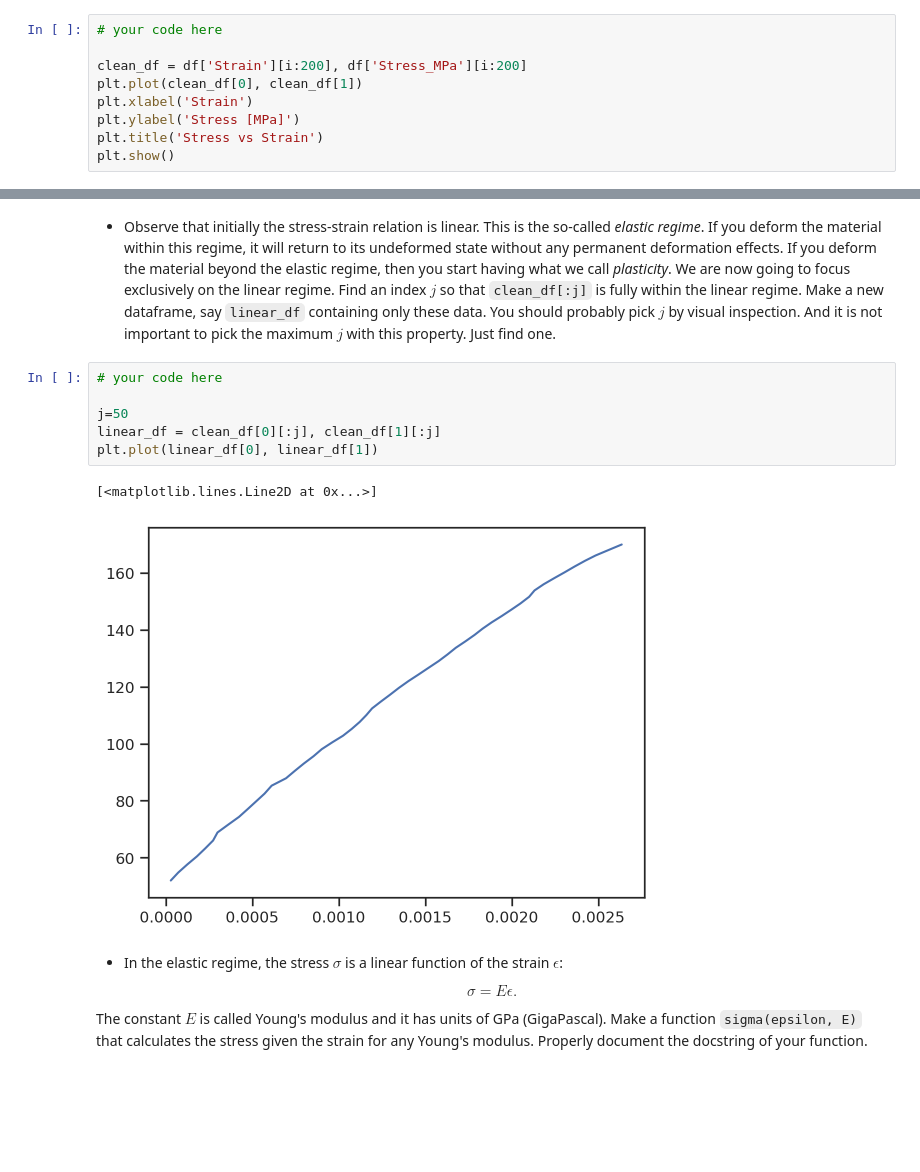
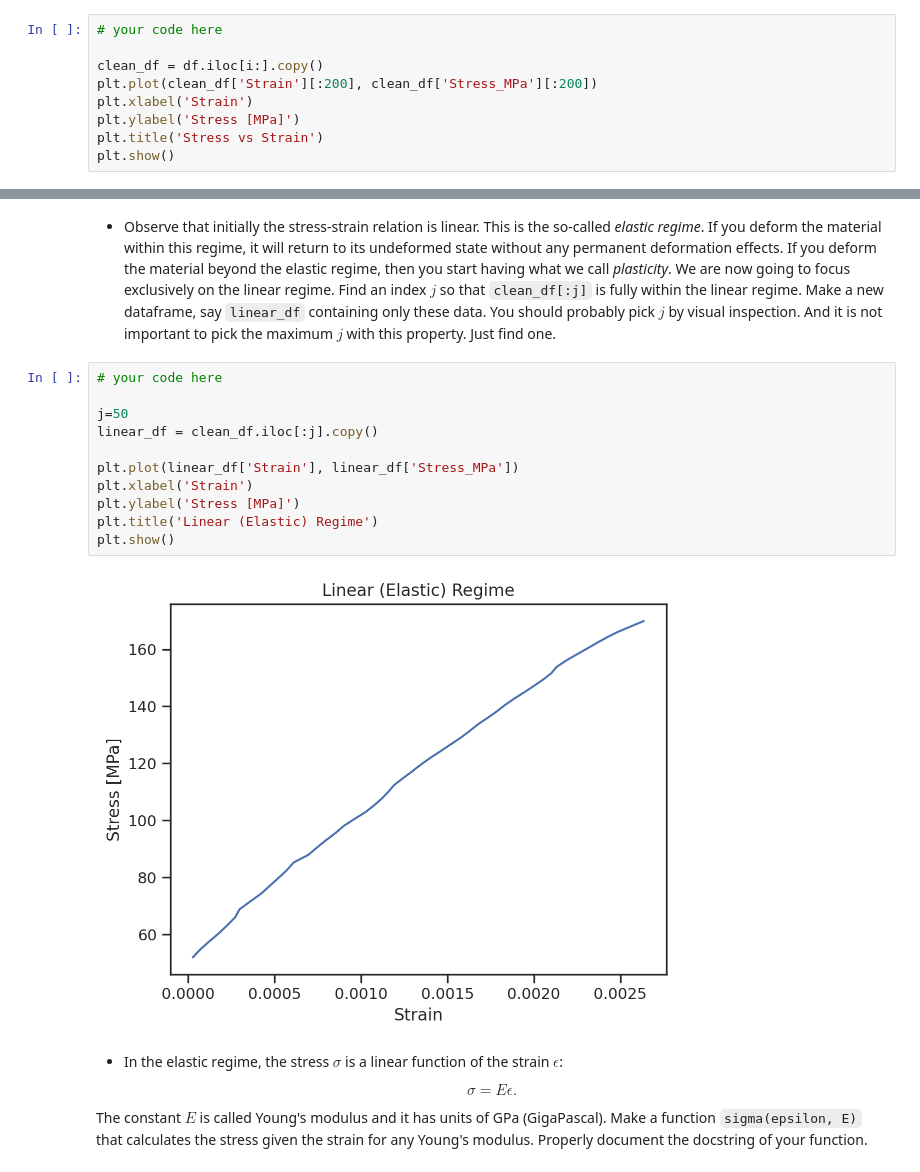
Before and after one commit to naray130/ME-239-HW, a Jupyter notebook: lecture05/homework_05.ipynb, the cells around one changed output, grey strips where cells are left out. Drawn from its saved outputs; the diff is of its cells as text; blank space fills up the shorter version.

```diff
--- a/lecture05/homework_05.ipynb
+++ b/lecture05/homework_05.ipynb
@@ -180,8 +180,8 @@ i=19
 # %%
 # your code here
 
-clean_df = df['Strain'][i:200], df['Stress_MPa'][i:200]
-plt.plot(clean_df[0], clean_df[1])
+clean_df = df.iloc[i:].copy()
+plt.plot(clean_df['Strain'][:200], clean_df['Stress_MPa'][:200])
 plt.xlabel('Strain')
 plt.ylabel('Stress [MPa]')
 plt.title('Stress vs Strain')
@@ -201,12 +201,16 @@ Just find one.
 # %%
 # your code here
 
 j=50
-linear_df = clean_df[0][:j], clean_df[1][:j]
-plt.plot(linear_df[0], linear_df[1])
+linear_df = clean_df.iloc[:j].copy()
+
+plt.plot(linear_df['Strain'], linear_df['Stress_MPa'])
+plt.xlabel('Strain')
+plt.ylabel('Stress [MPa]')
+plt.title('Linear (Elastic) Regime')
+plt.show()
 # %% [output]
-[<matplotlib.lines.Line2D at 0x...>]
-[figure, old version]
+[figure, new version]
 # %% [markdown]
 + In the elastic regime, the stress $\sigma$ is a linear function of the strain $\epsilon$:
 
```
Also changed, not shown: parts of 5 cells of this notebook.
